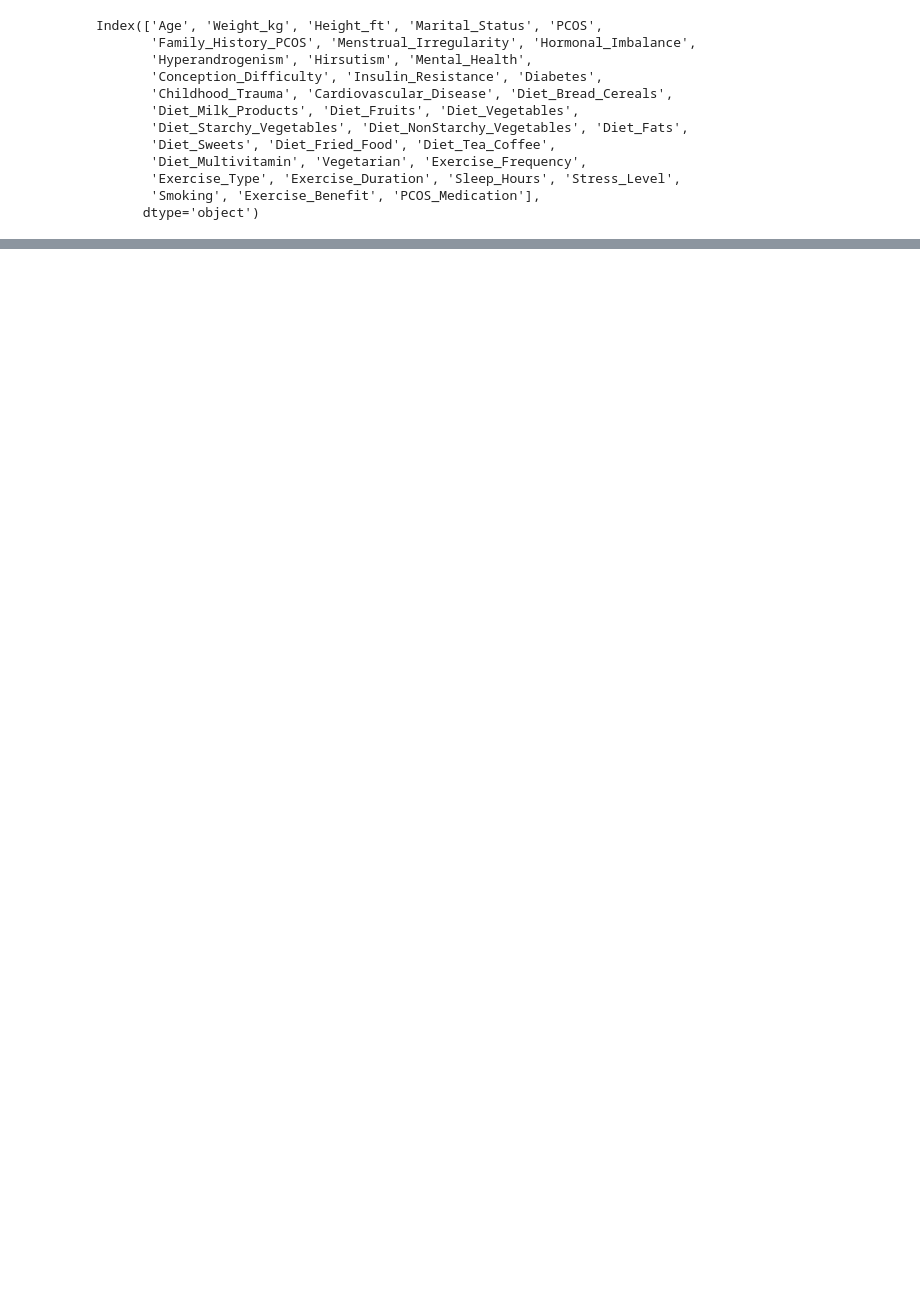
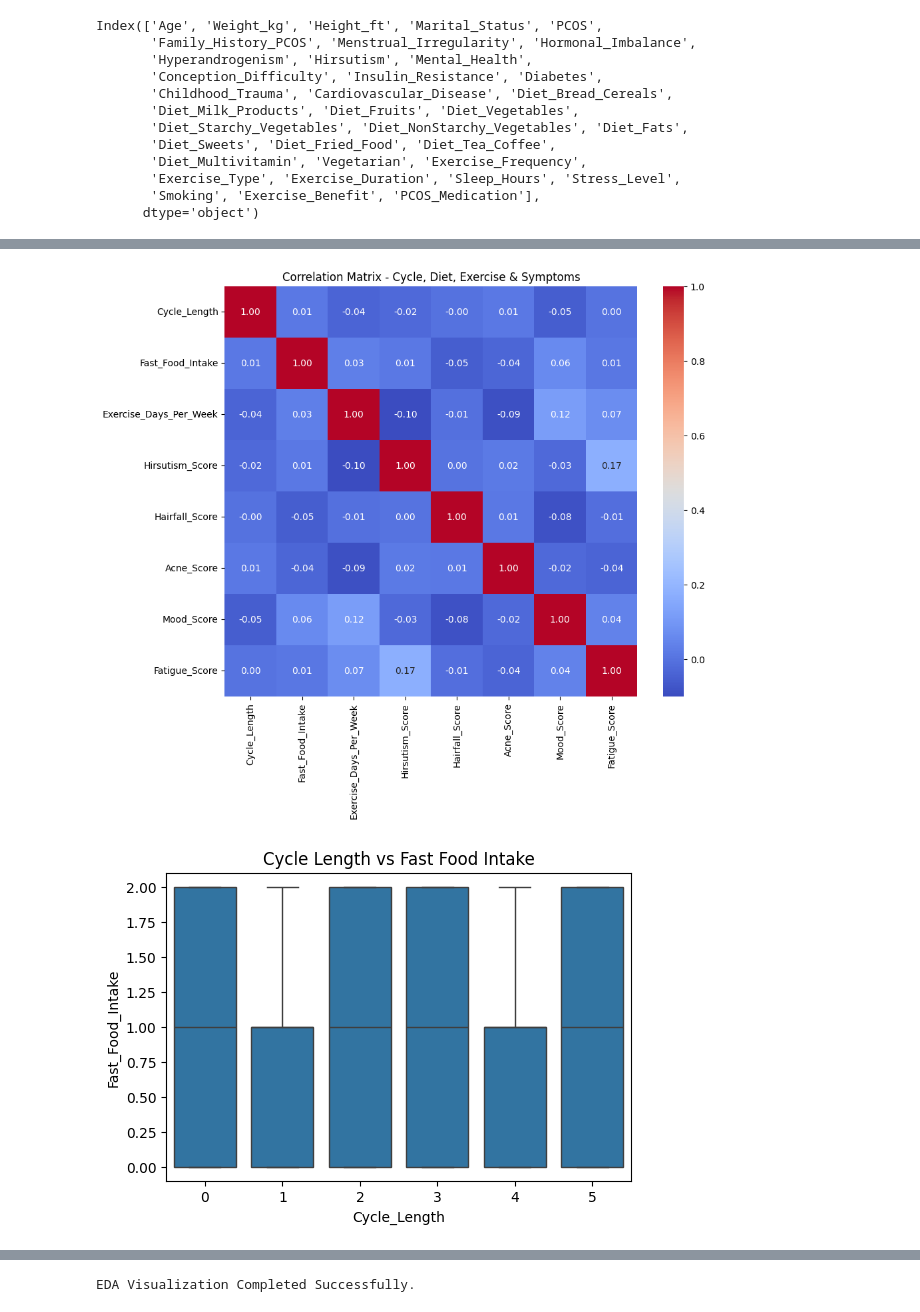
Before and after one commit to LevelVoid/TestModel, a Jupyter notebook: test.ipynb, the cells around one changed output, grey strips where cells are left out. Saved outputs shown, nothing was run; the diff lists cells and outputs as text; code cells hidden in the pictures; blank space fills up the shorter version.

Commit message:
Test synthetic data

```diff
--- a/test.ipynb
+++ b/test.ipynb
@@ -36,3 +39,6 @@ models = [
     WindowAverage(window_size=7),
     SeasonalNaive(season_length=7)
 ]
+# %%
+data = pd.read_csv("synthetic_data.csv")
+data.head()
@@ -38,0 +154,5 @@ models = [
+# %%
+pcos_eda_visualization(data)
+# %% [output]
+[figure, added]
+[figure, added]
@@ -38,0 +170 @@ models = [
+EDA Visualization Completed Successfully.
```
Also changed, not shown: parts of 6 cells of this notebook, 1 other file.
